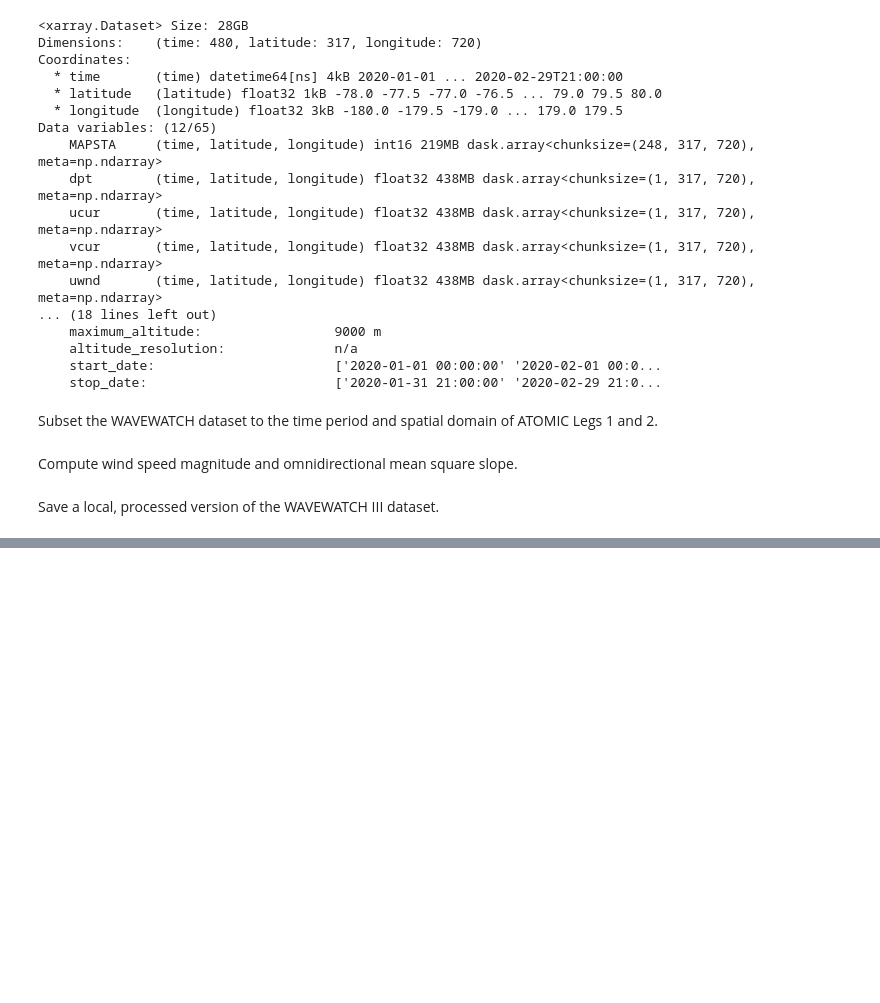
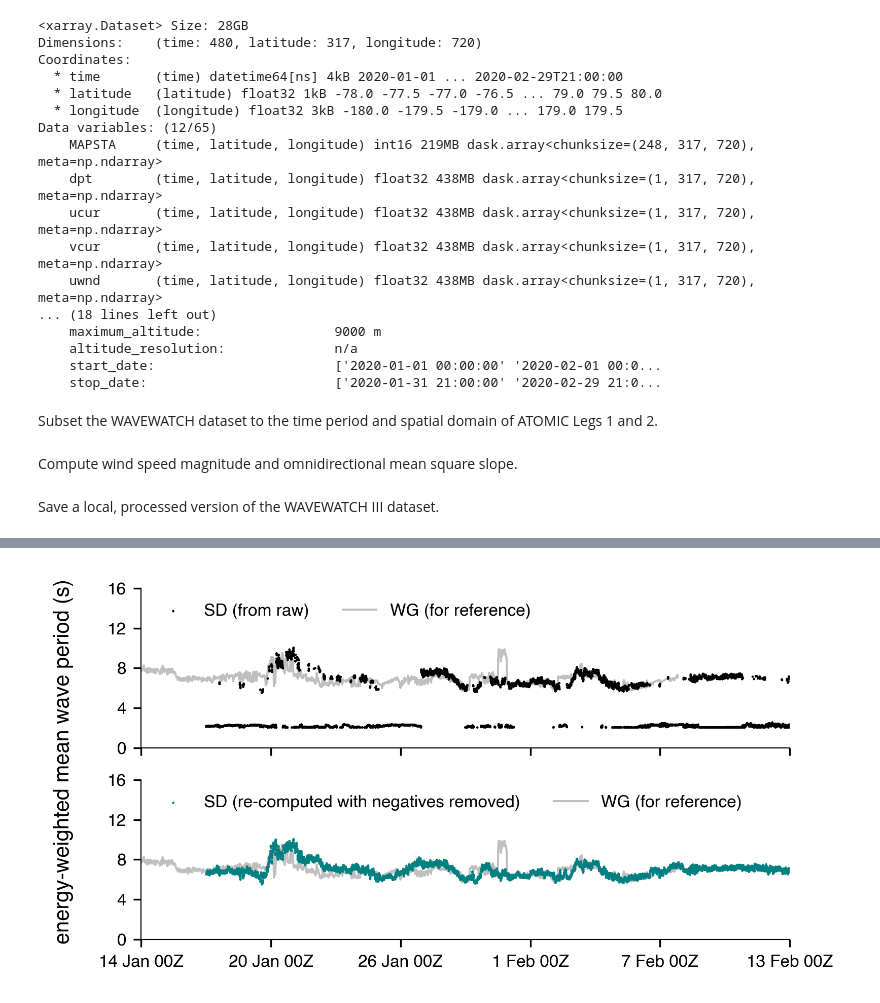
Before and after one commit to jacobrdavis/atomic-ocean-waves, a Jupyter notebook: notebooks/00-data_processing.ipynb, the cells around one changed output, grey strips where cells are left out. Saved outputs shown, nothing was run; the diff lists cells and outputs as text; code cells hidden in the pictures; blank space fills up the shorter version.

```diff
--- a/notebooks/00-data_processing.ipynb
+++ b/notebooks/00-data_processing.ipynb
@@ -466,0 +572,61 @@ ww3_ds.to_netcdf('../data_processed/ww3.nc')
+# %%
+plot_time_start = pd.Timestamp('2020-01-14T00:00', tz='utc')
+plot_time_end = pd.Timestamp('2020-02-13T00:00', tz='utc')
+
+fig, axes = plt.subplots(
+    nrows=2,
+    ncols=1,
+    figsize=(plotting.figure_full_width, 3),
+    sharex=True,
+    sharey=True,
+)
+axes[0].scatter(
+    sd_ds['TIME'],
+    sd_energy_period_from_raw,
+    color='k',
+    label='SD (from raw)',
+    **scatter_kwargs,
+)
+axes[0].plot(
+    wg_ds.isel(id=0)['time'],
+    wg_ds.isel(id=0)['sea_surface_wave_mean_period'],
+    label='WG (for reference)',
+    color='k',
+    linewidth=1,
+    alpha=0.25,
+    zorder=0,
+    # **scatter_kwargs,
+)
+axes[1].scatter(
+    sd_ds['TIME'],
+    sd_ds['energy_period'],
+    color=plotting.sd_color,
+    label='SD (re-computed with negatives removed)',
+    **scatter_kwargs,
+)
+axes[1].plot(
+    wg_ds.isel(id=0)['time'],
+    wg_ds.isel(id=0)['sea_surface_wave_mean_period'],
+    label='WG (for reference)',
+    color='k',
+    linewidth=1,
+    alpha=0.25,
+    zorder=0,
+    # **scatter_kwargs,
+)
+
+for ax in axes:
+    plotting.set_time_series_xaxis(ax, plot_time_start, plot_time_end, freq='6d', format='%-d %b %HZ')
+    plotting.remove_top_and_right_spines(ax)
+
+axes[0].legend(frameon=False, loc='upper left', ncols=2)
+axes[1].legend(frameon=False, loc='upper left', ncols=2)
+axes[0].set_ylim([0, 16])
+axes[0].set_yticks(np.linspace(0, 16, 5))
+fig.supylabel(
+    'energy-weighted mean wave period (s)',
+    fontsize=plotting.normal_font_size
+)
+# fig.savefig('wave_glider_mean_period_comparison_negative_energy.png')
+# %% [output]
+[figure, added]
```
Also changed, not shown: parts of 11 cells of this notebook, 5 other files.
